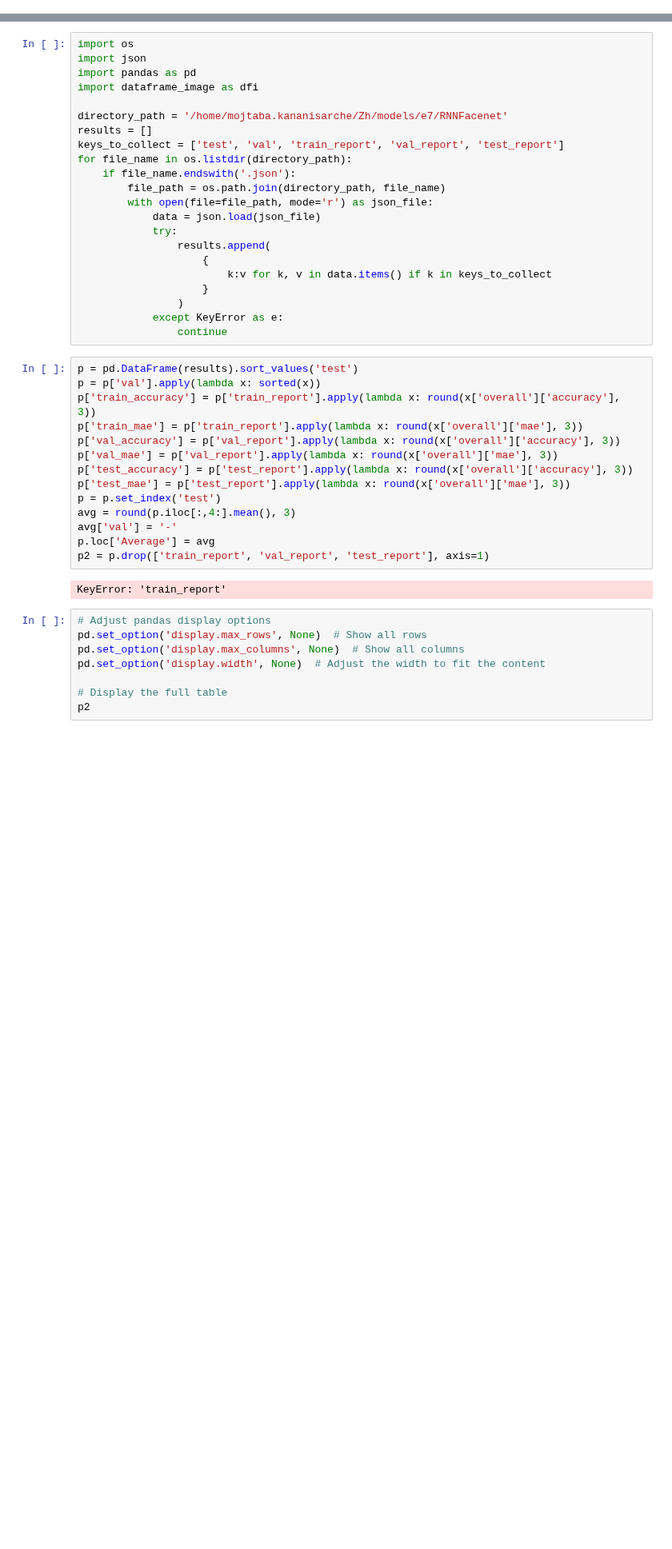
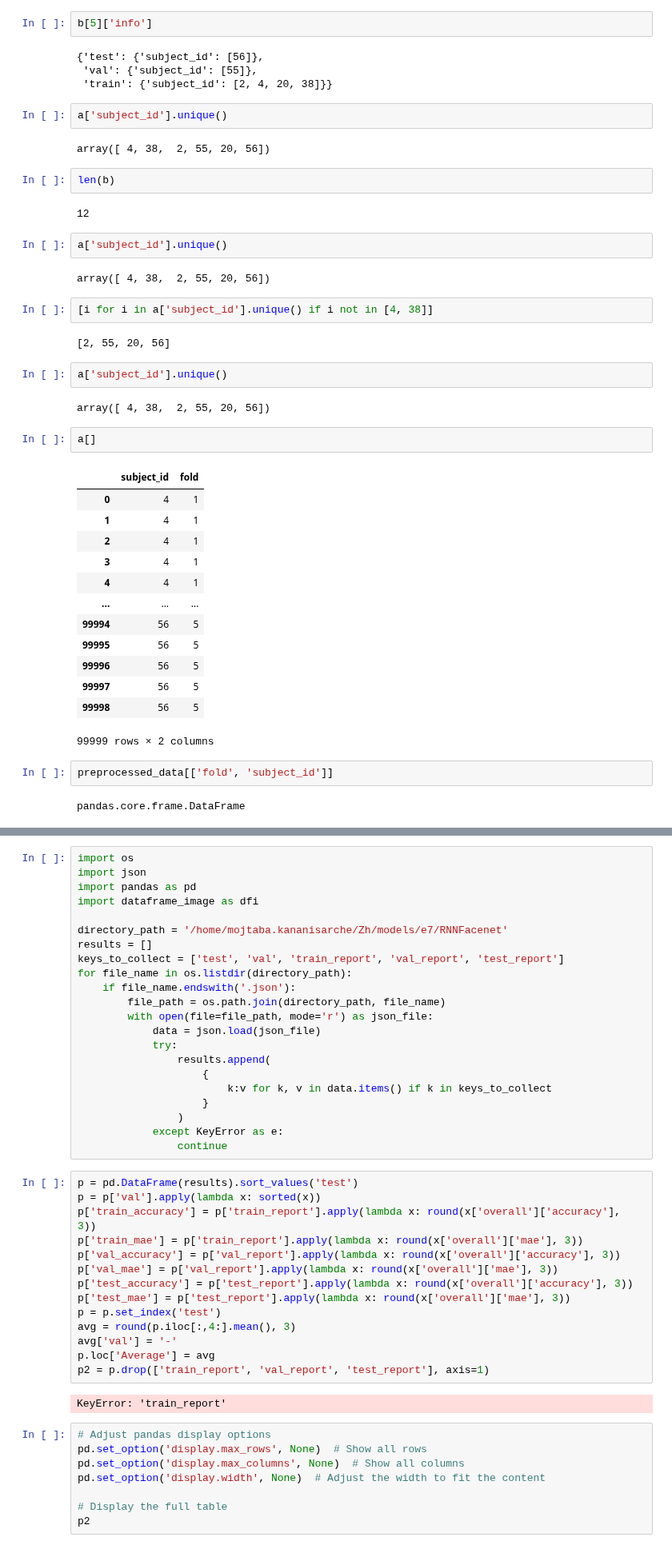
Before and after one commit to Roobahist/fatigue-detection, a Jupyter notebook: experiments/e7/temp.ipynb, the cells around one changed output, grey strips where cells are left out. Shown at 80% size. Drawn from its saved outputs; the diff is of its cells as text; blank space fills up the shorter version.

```diff
--- a/experiments/e7/temp.ipynb
+++ b/experiments/e7/temp.ipynb
@@ -0,0 +143,46 @@
+# %%
+b[5]['info']
+# %% [output]
+{'test': {'subject_id': [56]},
+ 'val': {'subject_id': [55]},
+ 'train': {'subject_id': [2, 4, 20, 38]}}
+# %%
+a['subject_id'].unique()
+# %% [output]
+array([ 4, 38,  2, 55, 20, 56])
+# %%
+len(b)
+# %% [output]
+12
+# %%
+a['subject_id'].unique()
+# %% [output]
+array([ 4, 38,  2, 55, 20, 56])
+# %%
+[i for i in a['subject_id'].unique() if i not in [4, 38]]
+# %% [output]
+[2, 55, 20, 56]
+# %%
+a['subject_id'].unique()
+# %% [output]
+array([ 4, 38,  2, 55, 20, 56])
+# %%
+a[]
+# %% [output]
+|  | subject_id | fold |
+| 0 | 4 | 1 |
+| 1 | 4 | 1 |
+| 2 | 4 | 1 |
+| 3 | 4 | 1 |
+| 4 | 4 | 1 |
+| ... | ... | ... |
+| 99994 | 56 | 5 |
+| 99995 | 56 | 5 |
+| 99996 | 56 | 5 |
+| 99997 | 56 | 5 |
+| 99998 | 56 | 5 |
+99999 rows × 2 columns
+# %%
+preprocessed_data[['fold', 'subject_id']]
+# %% [output]
+pandas.core.frame.DataFrame
```
Also changed, not shown: parts of 15 cells of this notebook, 1 other file.
